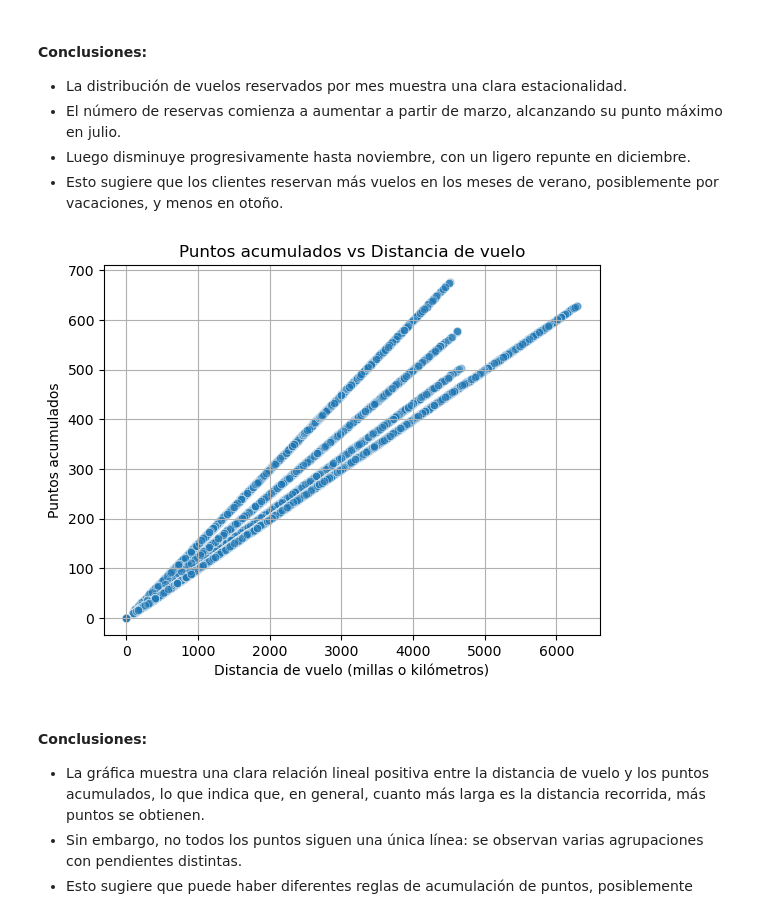
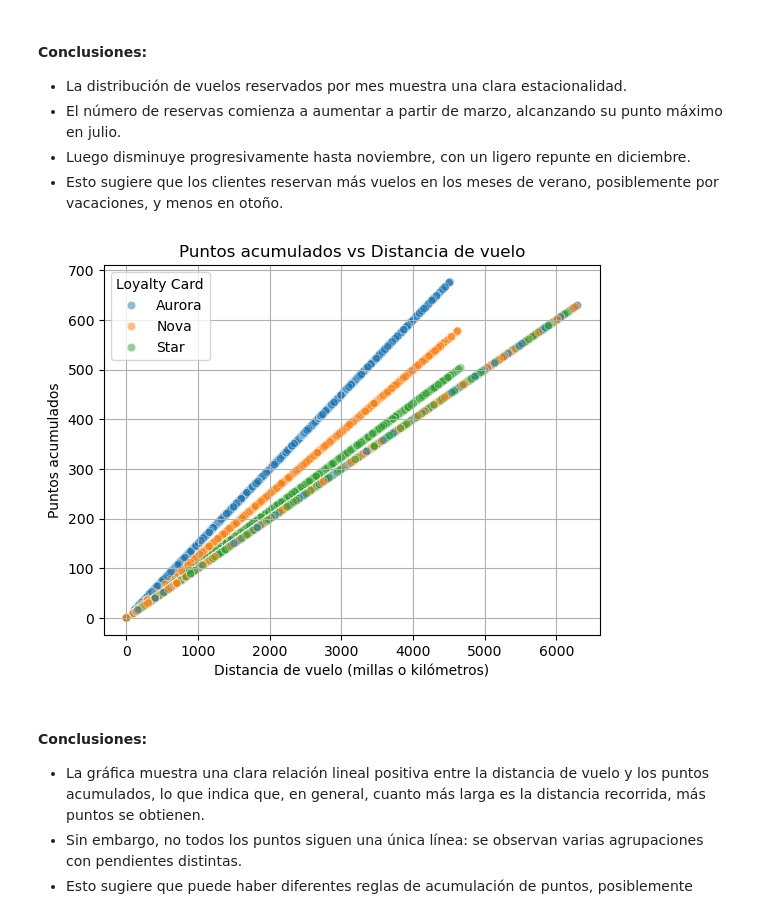
Before and after one commit to Adalab/bda-modulo-3-evaluacion-final-Mont658-, a Jupyter notebook: Evaluacion_final_modulo3.ipynb, the cells around one changed output. Saved outputs shown, nothing was run; the diff lists cells and outputs as text; code cells hidden in the pictures.

```diff
--- a/Evaluacion_final_modulo3.ipynb
+++ b/Evaluacion_final_modulo3.ipynb
@@ -588,14 +587,14 @@ plt.show()
 # %%
 # 2.Relación entre puntos acumulados por distancia de vuelo
 
-sns.scatterplot(data=df, x='Distance', y='Points Accumulated', alpha=0.5)
+sns.scatterplot(data=df, x='Distance', y='Points Accumulated', hue='Loyalty Card', alpha=0.5)
 plt.title('Puntos acumulados vs Distancia de vuelo')
 plt.xlabel('Distancia de vuelo (millas o kilómetros)')
 plt.ylabel('Puntos acumulados')
 plt.grid(True)
 plt.show()
 # %% [output]
-[figure, old version]
+[figure, new version]
 # %% [markdown]
 #### Conclusiones:
 - La gráfica muestra una clara relación lineal positiva entre la distancia de vuelo y los puntos acumulados, lo que indica que, en general, cuanto más larga es la distancia recorrida, más puntos se obtienen.
```
Also changed, not shown: parts of 5 cells of this notebook.
